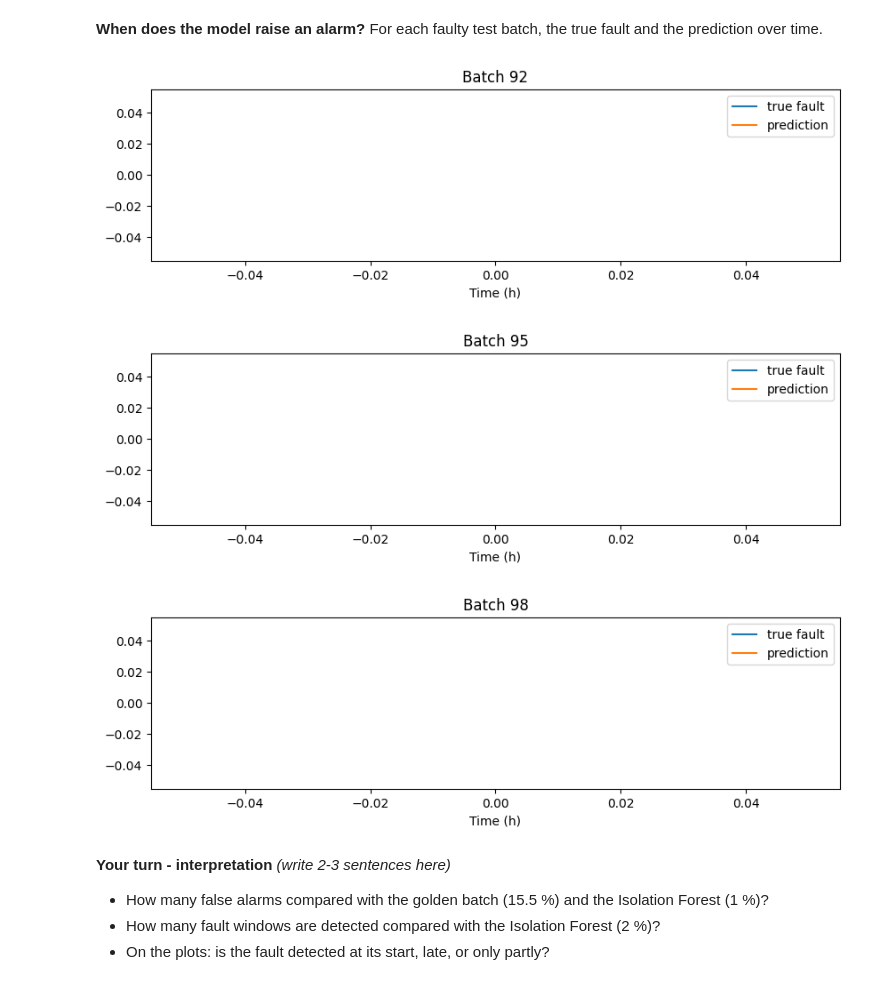
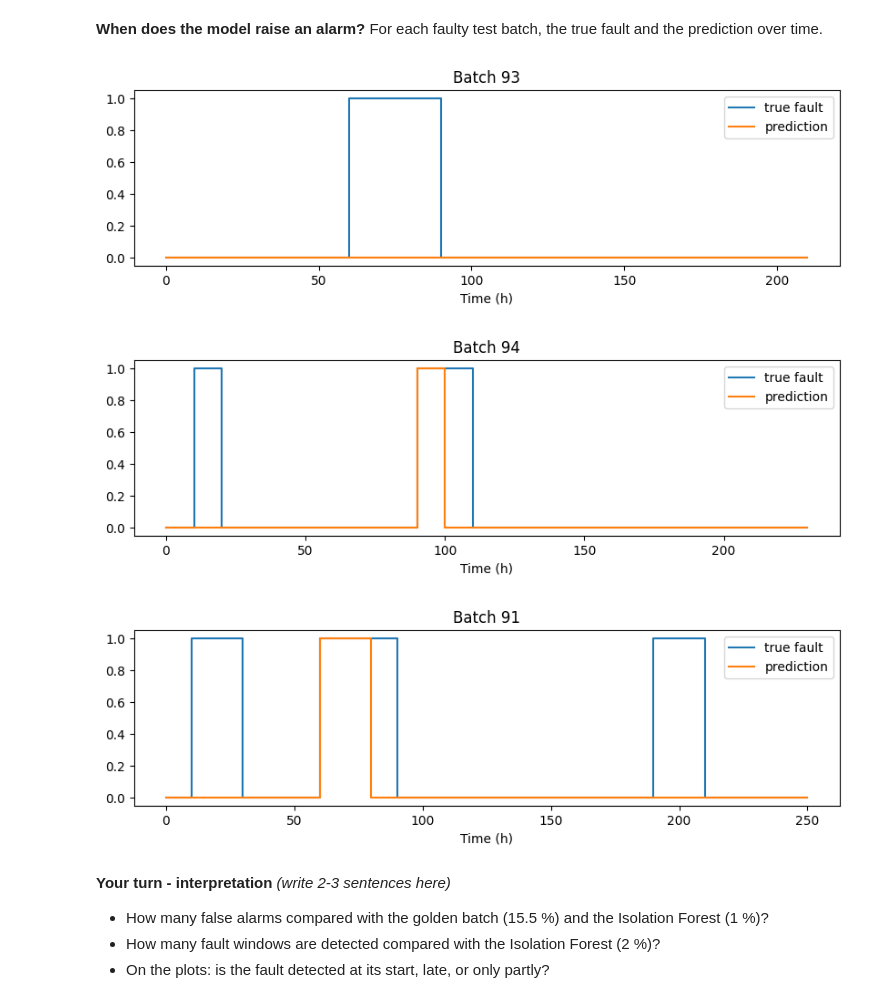
Before and after one commit to AHichem/industrial-anomaly-detection, a Jupyter notebook: notebooks/03_supervised_random_forest.ipynb, the cells around one changed output. Cells and saved outputs as stored; diff of their text form; code cells hidden in the pictures.

```diff
--- a/notebooks/03_supervised_random_forest.ipynb
+++ b/notebooks/03_supervised_random_forest.ipynb
@@ -187,21 +187,21 @@ Detection:    23.1 % of fault windows
 # %% [markdown]
 **When does the model raise an alarm?** For each faulty test batch, the true fault and the prediction over time.
 # %%
-fault_test_ids = [92, 95, 98] #random selection of fault batch
+fault_test_ids = [b for b in test_ids if b in fault_ids]
 
 for b in fault_test_ids:
     one = test[test['batch_id'] == b]
     plt.figure(figsize=(10, 2.5))
     plt.step(one['window'] * WINDOW_H, one['fault'], label='true fault')
     plt.step(one['window'] * WINDOW_H, one['pred'], label='prediction')
     plt.title(f'Batch {b}')
     plt.xlabel('Time (h)')
     plt.legend()
     plt.show()
 # %% [output]
-[figure, old version]
+[figure, new version]
-[figure, old version]
+[figure, new version]
-[figure, old version]
+[figure, new version]
 # %% [markdown]
 **Your turn - interpretation** *(write 2-3 sentences here)*
 
```
Also changed, not shown: parts of 2 cells of this notebook.
